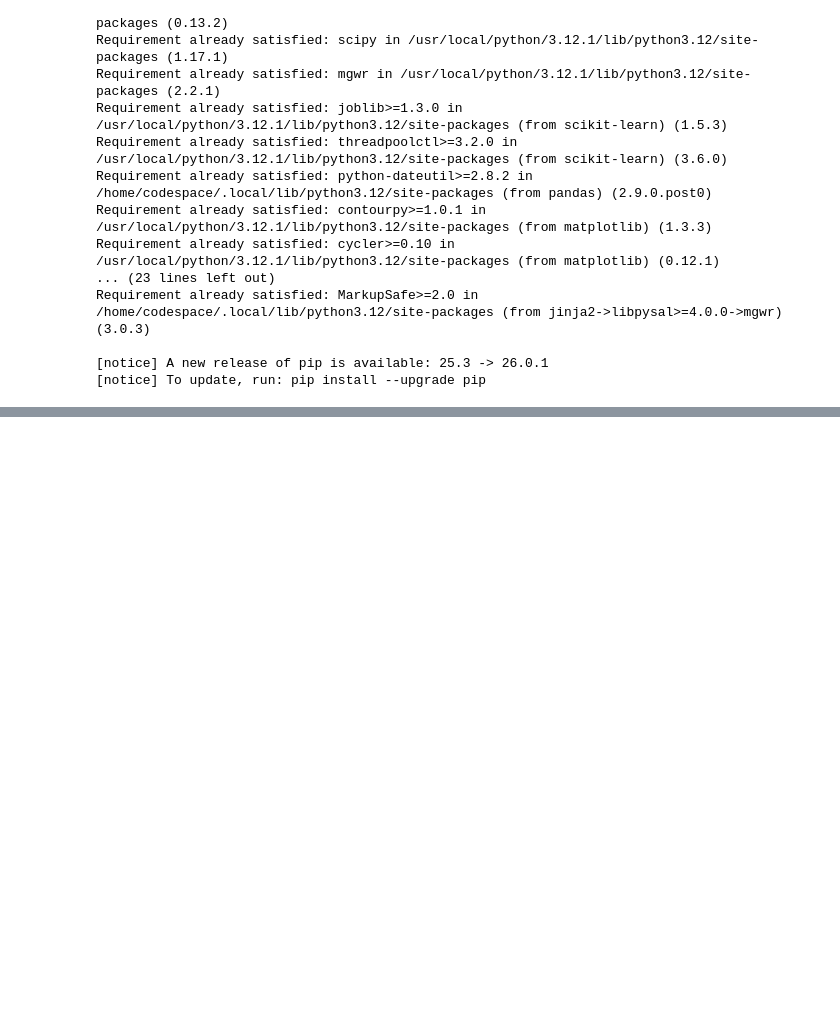
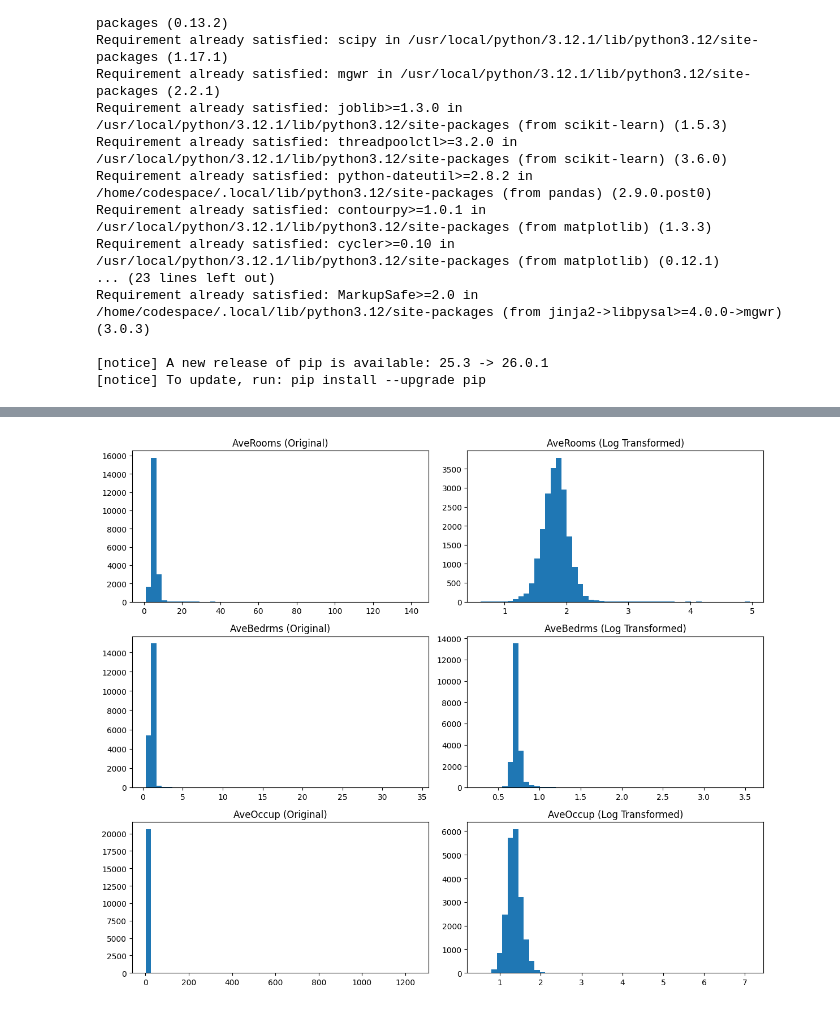
Before and after one commit to xplj5935-uol/california-house-prices, a Jupyter notebook: Workflow 1-3.ipynb, the cells around one changed output, grey strips where cells are left out. Drawn from its saved outputs; the diff is of its cells as text; code cells hidden in the pictures; blank space fills up the shorter version.

```diff
--- a/Workflow 1-3.ipynb
+++ b/Workflow 1-3.ipynb
@@ -46,0 +57,17 @@ df = pd.DataFrame(housing.data, columns=housing.feature_names)
+# %%
+# Apply log transformation to right-skewed columns
+df['log_AveRooms'] = np.log1p(df['AveRooms'])
+df['log_AveBedrms'] = np.log1p(df['AveBedrms'])
+df['log_AveOccup'] = np.log1p(df['AveOccup'])
+
+# Compare distributions before and after
+fig, axes = plt.subplots(3, 2, figsize=(12, 10))
+for idx, col in enumerate(['AveRooms', 'AveBedrms', 'AveOccup']):
+    axes[idx, 0].hist(df[col], bins=50)
+    axes[idx, 0].set_title(f'{col} (Original)')
+    axes[idx, 1].hist(df[f'log_{col}'], bins=50)
+    axes[idx, 1].set_title(f'{col} (Log Transformed)')
+plt.tight_layout()
+plt.show()
+# %% [output]
+[figure, added]
```
Also changed, not shown: parts of 3 cells of this notebook.
